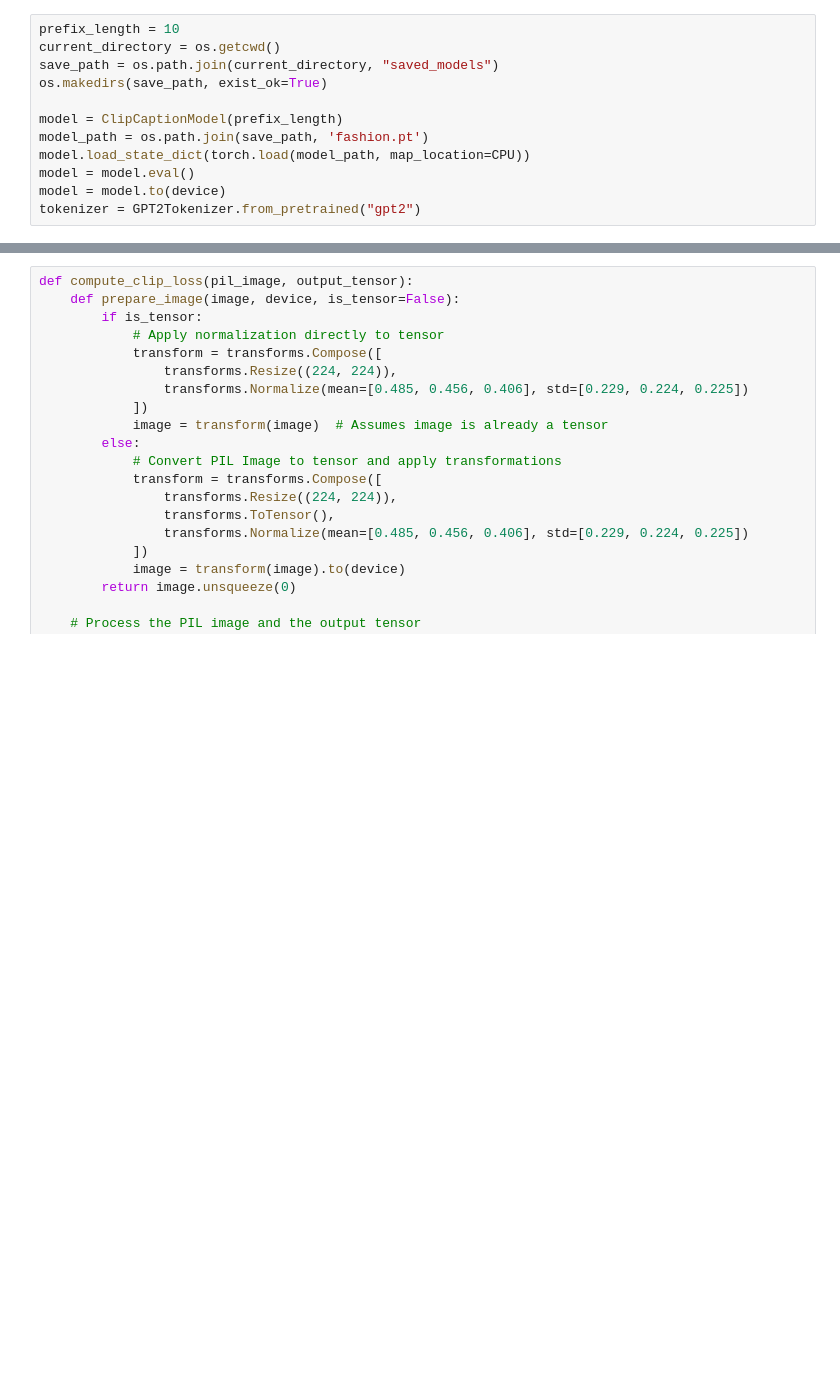
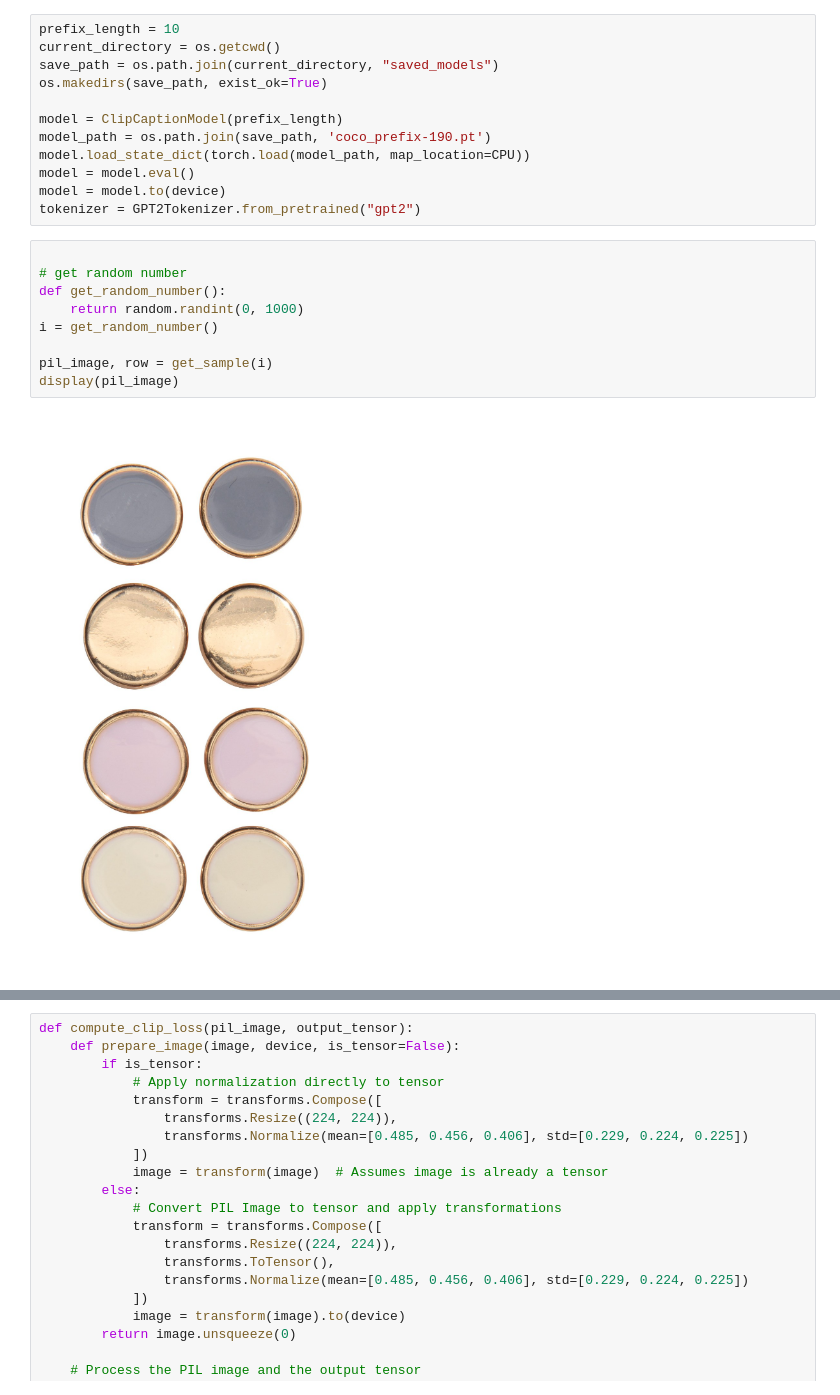
Before and after one commit to JinkaiQiu/VLR_Project---Fine-Tuning-LLMs-for-Diffusion, a Jupyter notebook: inference.ipynb, the cells around one changed output, grey strips where cells are left out. Cells and saved outputs as stored; diff of their text form; blank space fills up the shorter version.

```diff
--- a/inference.ipynb
+++ b/inference.ipynb
@@ -52,8 +37,19 @@ save_path = os.path.join(current_directory, "saved_models")
 os.makedirs(save_path, exist_ok=True)
 
 model = ClipCaptionModel(prefix_length)
-model_path = os.path.join(save_path, 'fashion.pt')
+model_path = os.path.join(save_path, 'coco_prefix-190.pt')
 model.load_state_dict(torch.load(model_path, map_location=CPU))
 model = model.eval()
 model = model.to(device)
 tokenizer = GPT2Tokenizer.from_pretrained("gpt2")
+# %%
+
+# get random number
+def get_random_number():
+    return random.randint(0, 1000)
+i = get_random_number()
+
+pil_image, row = get_sample(i)
+display(pil_image)
+# %% [output]
+[figure, added]
```
Also changed, not shown: parts of 3 cells of this notebook, 16 other files.
